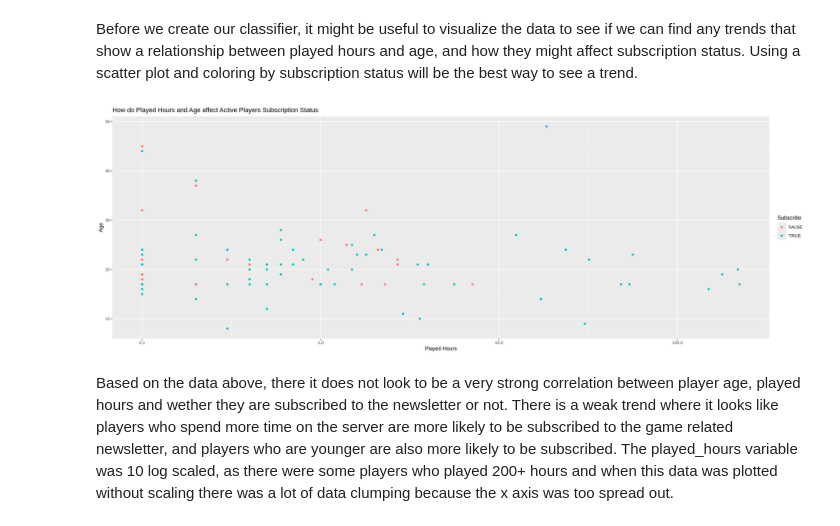
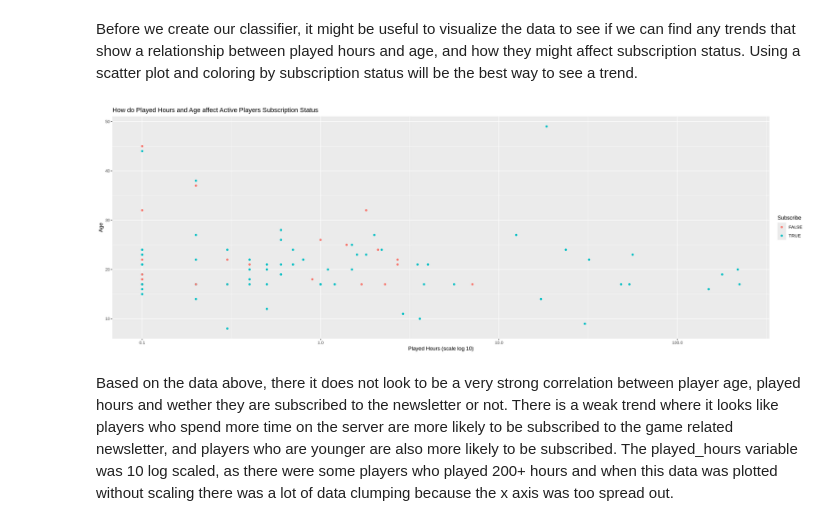
Before and after one commit to navis17/DSCI-100-Group-Project-Final-Report, a Jupyter notebook: Final Project Report.ipynb, the cells around one changed output. Cells and saved outputs as stored; diff of their text form; code cells hidden in the pictures.

```diff
--- a/Final Project Report.ipynb
+++ b/Final Project Report.ipynb
@@ -120,12 +118,12 @@ Before we create our classifier, it might be useful to visualize the data to see
 # %%
 players_plot<- players_select |>
 ggplot(aes(x = played_hours, y = Age, color = subscribe)) + scale_x_log10() +
 geom_point() +
-labs(x = "Played Hours", y = "Age", color = "Subscribe") +
+labs(x = "Played Hours (scale log 10)", y = "Age", color = "Subscribe") +
 ggtitle("How do Played Hours and Age affect Active Players Subscription Status")
 players_plot
 # %% [output]
-[figure, old version]
+[figure, new version]
 # %% [markdown]
 Based on the data above, there it does not look to be a very strong correlation between player age, played hours and wether they are subscribed to the newsletter or not. There is a weak trend where it looks like players who spend more time on the server are more likely to be subscribed to the game related newsletter, and players who are younger are also more likely to be subscribed. The played_hours variable was 10 log scaled, as there were some players who played 200+ hours and when this data was plotted without scaling there was a lot of data clumping because the x axis was too spread out.
 # %% [markdown]
```
Also changed, not shown: parts of 19 cells of this notebook.
